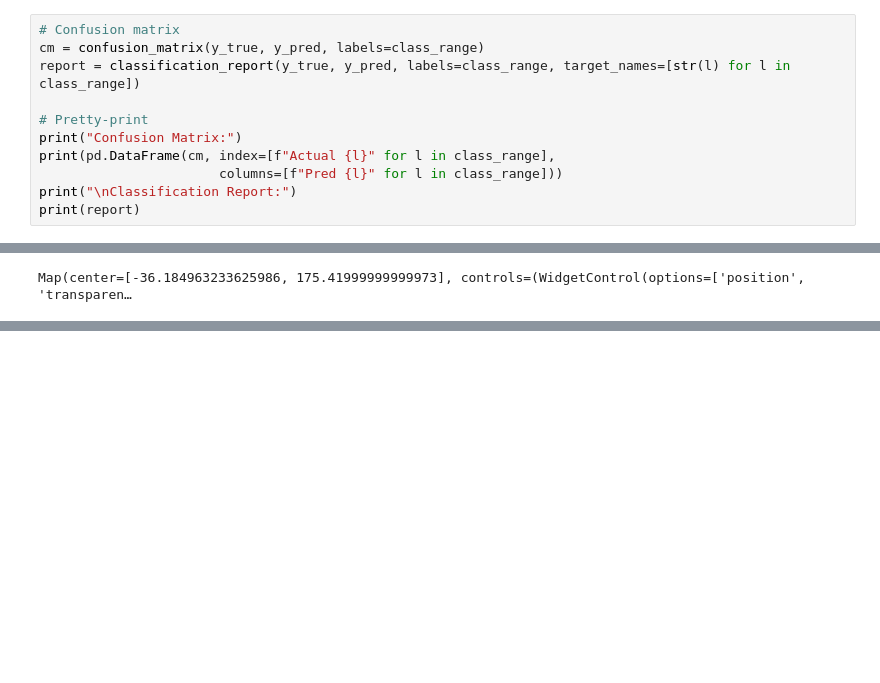
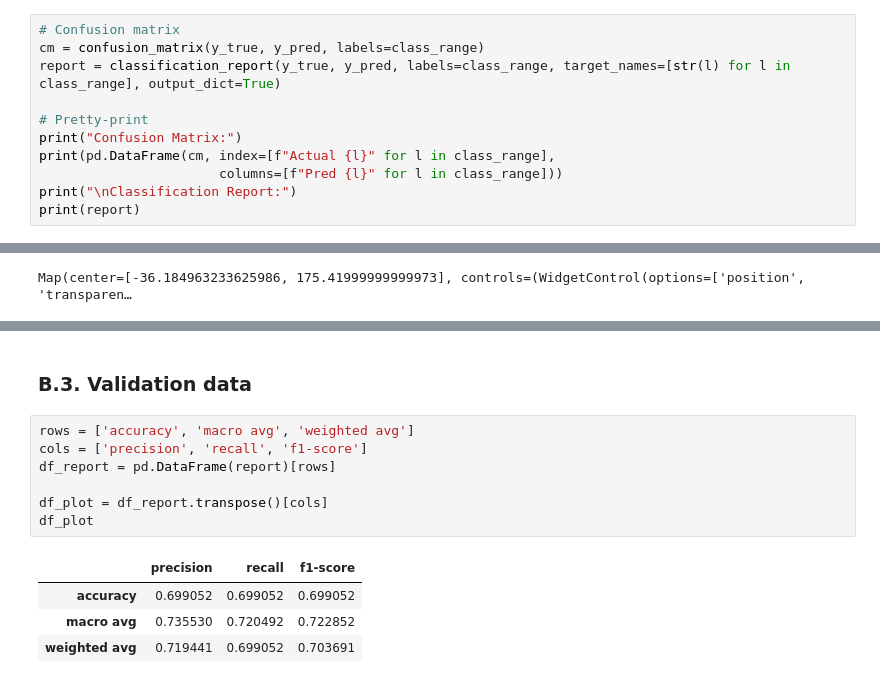
Before and after one commit to dhnhut/uoa-geog-761, a Jupyter notebook: Lab 2/761_Lab2_Question_6_Landsat8.ipynb, the cells around one changed output, grey strips where cells are left out. Cells and saved outputs as stored; diff of their text form; blank space fills up the shorter version.

Commit message:
Lab 2, Question 6, plot report

```diff
--- a/Lab 2/761_Lab2_Question_6_Landsat8.ipynb
+++ b/Lab 2/761_Lab2_Question_6_Landsat8.ipynb
@@ -420,7 +420,7 @@ y_true, y_pred = fc_to_lists(test_classified, class_property, 'classification')
 # %%
 # Confusion matrix
 cm = confusion_matrix(y_true, y_pred, labels=class_range)
-report = classification_report(y_true, y_pred, labels=class_range, target_names=[str(l) for l in class_range])
+report = classification_report(y_true, y_pred, labels=class_range, target_names=[str(l) for l in class_range], output_dict=True)
 
 # Pretty-print
 print("Confusion Matrix:")
@@ -510,0 +583,14 @@ Map(center=[-36.184963233625986, 175.41999999999973], controls=(WidgetControl(op
+# %% [markdown]
+### B.3. Validation data
+# %%
+rows = ['accuracy', 'macro avg', 'weighted avg']
+cols = ['precision', 'recall', 'f1-score']
+df_report = pd.DataFrame(report)[rows]
+
+df_plot = df_report.transpose()[cols]
+df_plot
+# %% [output]
+|  | precision | recall | f1-score |
+| accuracy | 0.699052 | 0.699052 | 0.699052 |
+| macro avg | 0.735530 | 0.720492 | 0.722852 |
+| weighted avg | 0.719441 | 0.699052 | 0.703691 |
```
Also changed, not shown: parts of 10 cells of this notebook.
